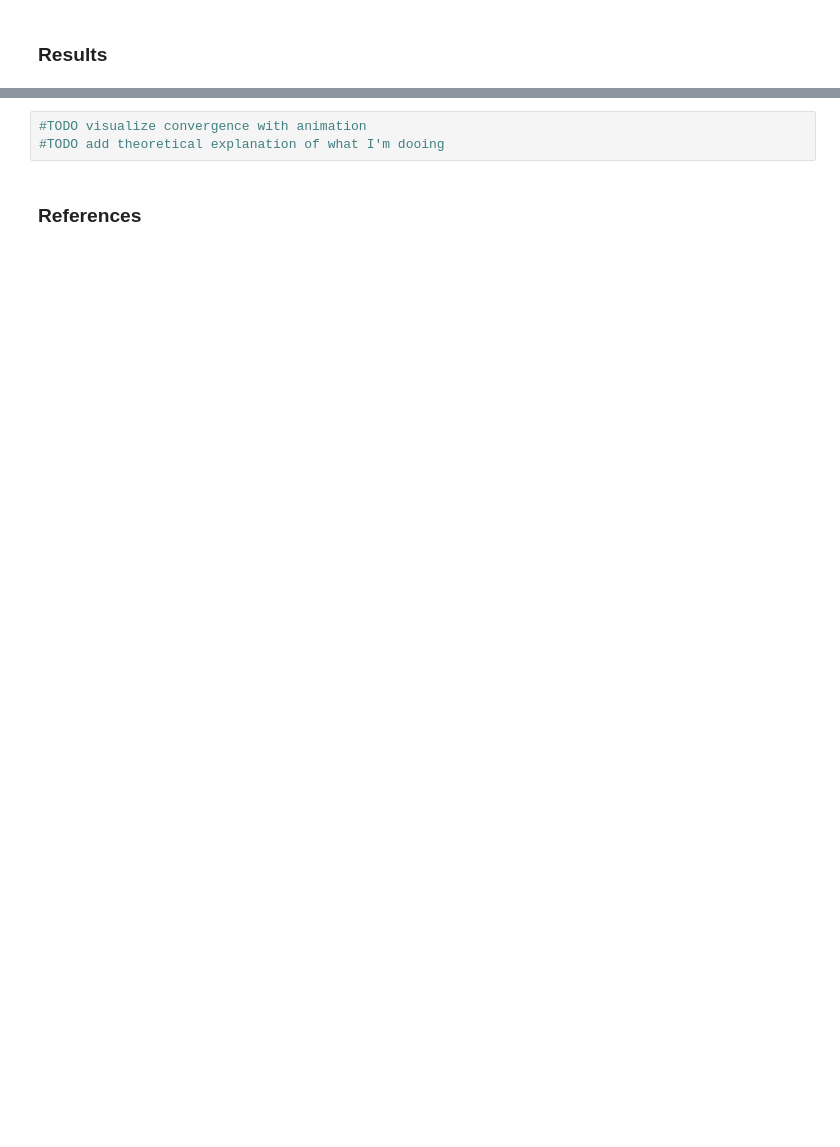
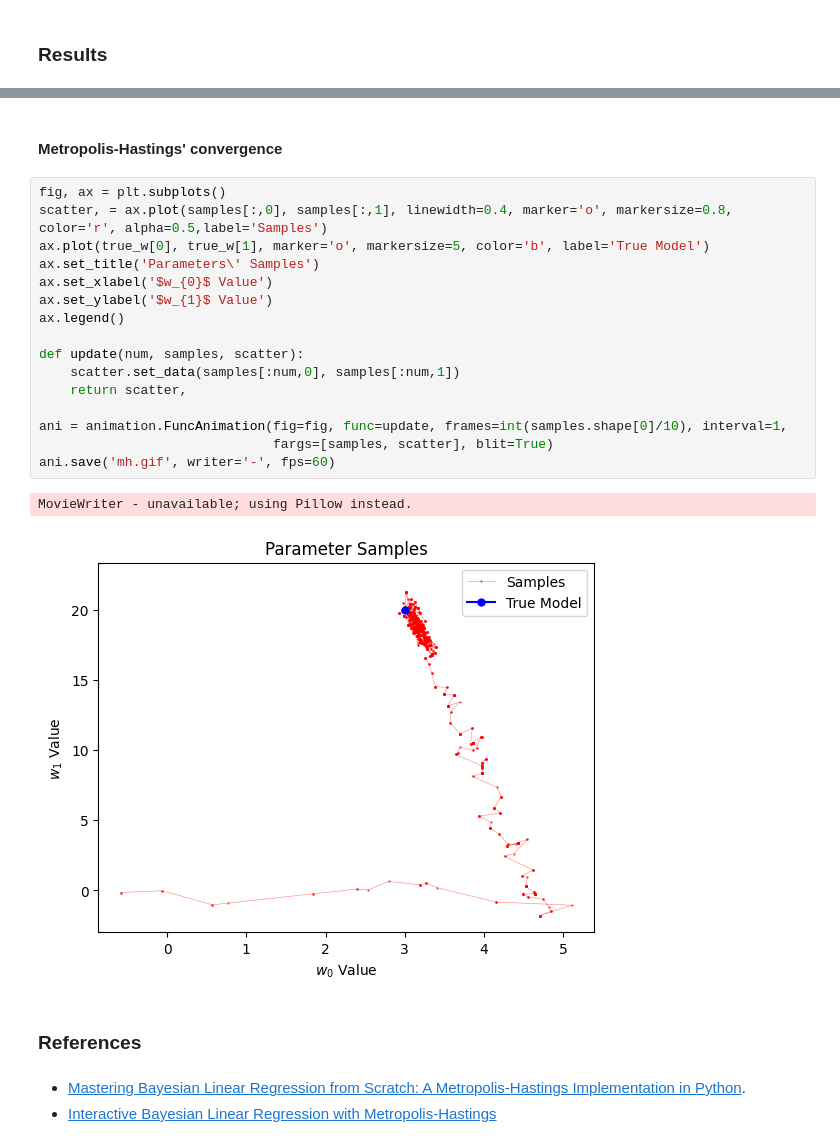
Before and after one commit to leonardodeclara/Bayesian-Linear-Regression-with-Metropolis-Hastings, a Jupyter notebook: BLR-MH.ipynb, the cells around one changed output, grey strips where cells are left out. Cells and saved outputs as stored; diff of their text form; blank space fills up the shorter version.

Commit message:
new animation

```diff
--- a/BLR-MH.ipynb
+++ b/BLR-MH.ipynb
@@ -212,5 +242,26 @@ Estimated w:  [5.10295243 2.37795942]
-# %%
-#TODO visualize convergence with animation
-#TODO add theoretical explanation of what I'm dooing
+# %% [markdown]
+#### Metropolis-Hastings' convergence
+# %%
+fig, ax = plt.subplots()
+scatter, = ax.plot(samples[:,0], samples[:,1], linewidth=0.4, marker='o', markersize=0.8, color='r', alpha=0.5,label='Samples')
+ax.plot(true_w[0], true_w[1], marker='o', markersize=5, color='b', label='True Model')
+ax.set_title('Parameters\' Samples')
+ax.set_xlabel('$w_{0}$ Value')
+ax.set_ylabel('$w_{1}$ Value')
+ax.legend()
+
+def update(num, samples, scatter):
+    scatter.set_data(samples[:num,0], samples[:num,1])
+    return scatter,
+
+ani = animation.FuncAnimation(fig=fig, func=update, frames=int(samples.shape[0]/10), interval=1,
+                              fargs=[samples, scatter], blit=True)
+ani.save('mh.gif', writer='-', fps=60)
+# %% [output]
+MovieWriter - unavailable; using Pillow instead.
+[figure, added]
 # %% [markdown]
 ### References
+# %% [markdown]
+- [Mastering Bayesian Linear Regression from Scratch: A Metropolis-Hastings Implementation in Python](https://medium.com/@tinonucera/bayesian-linear-regression-from-scratch-a-metropolis-hastings-implementation-63526857f191).
+- [Interactive Bayesian Linear Regression with Metropolis-Hastings](https://github.com/GeostatsGuy/PythonNumericalDemos/blob/master/Interactive_Bayesian_Linear_Regression.ipynb)
```
Also changed, not shown: parts of 10 cells of this notebook, 2 other files.
